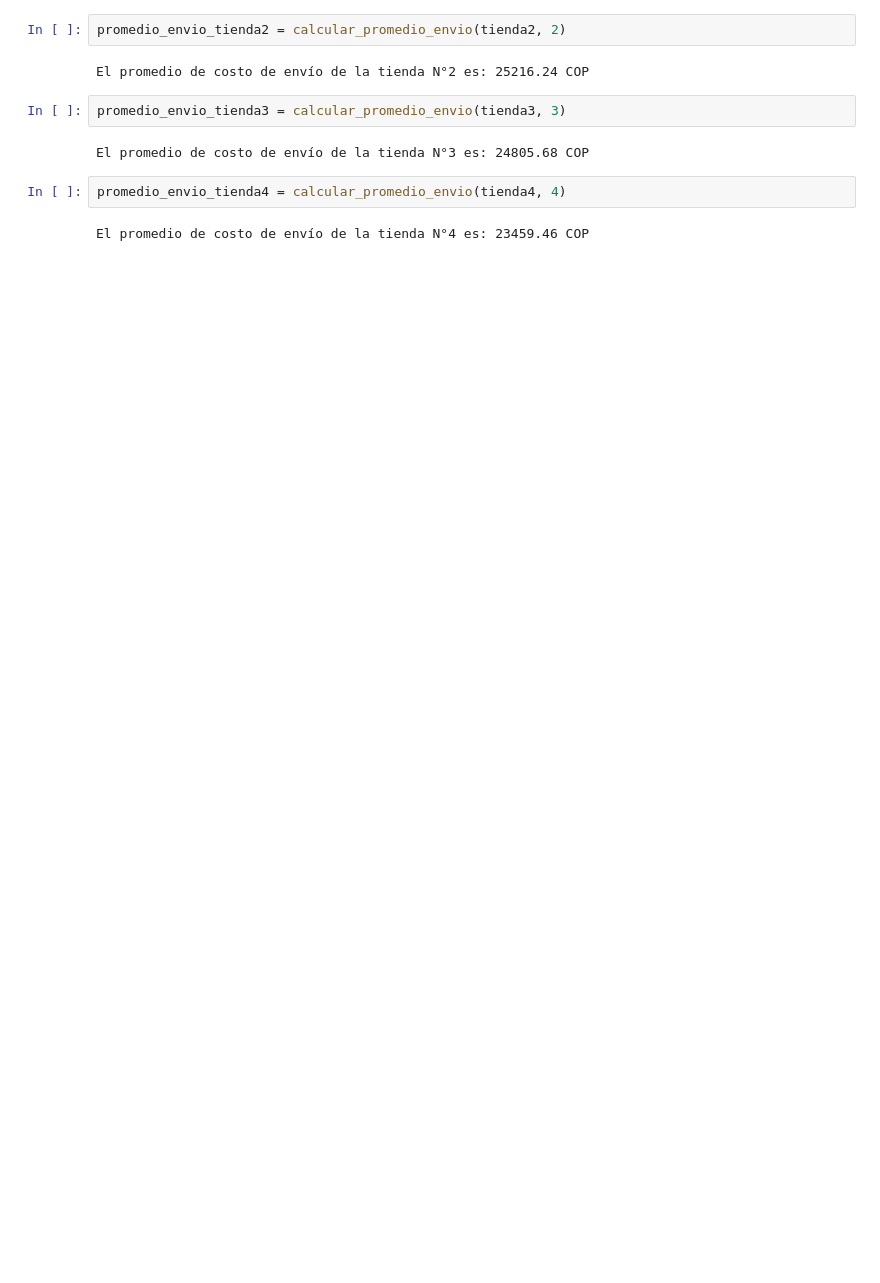
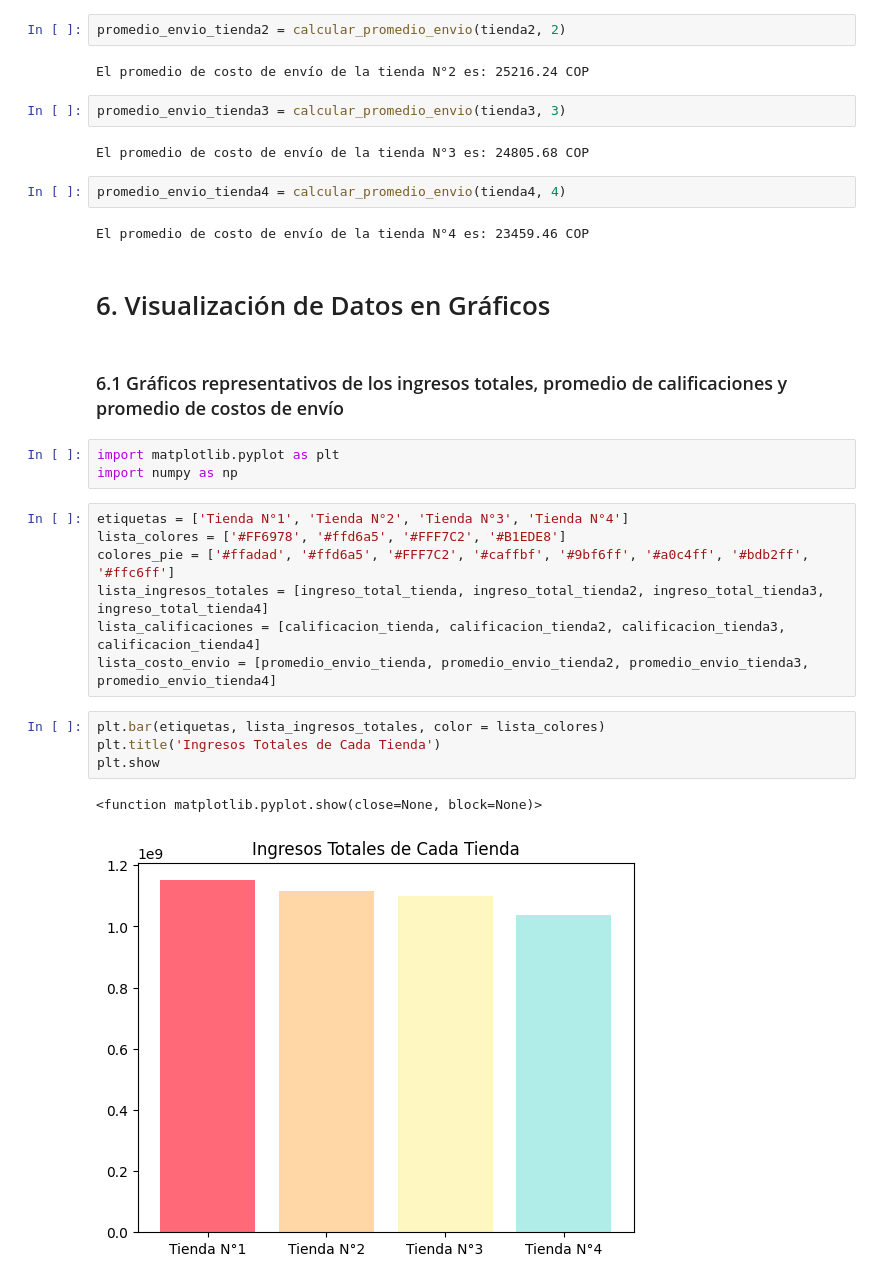
Before and after one commit to yeraldine-arw/challenge-alura-store, a Jupyter notebook: AluraStoreLatam.ipynb, the cells around one changed output. Saved outputs shown, nothing was run; the diff lists cells and outputs as text; blank space fills up the shorter version.

Commit message:
Visualización de datos en gráficos

```diff
--- a/AluraStoreLatam.ipynb
+++ b/AluraStoreLatam.ipynb
@@ -228,3 +228,24 @@ El promedio de costo de envío de la tienda N°3 es: 24805.68 COP
 promedio_envio_tienda4 = calcular_promedio_envio(tienda4, 4)
 # %% [output]
 El promedio de costo de envío de la tienda N°4 es: 23459.46 COP
+# %% [markdown]
+# 6. Visualización de Datos en Gráficos
+# %% [markdown]
+### 6.1 Gráficos representativos de los ingresos totales, promedio de calificaciones y promedio de costos de envío
+# %%
+import matplotlib.pyplot as plt
+import numpy as np
+# %%
+etiquetas = ['Tienda N°1', 'Tienda N°2', 'Tienda N°3', 'Tienda N°4']
+lista_colores = ['#FF6978', '#ffd6a5', '#FFF7C2', '#B1EDE8']
+colores_pie = ['#ffadad', '#ffd6a5', '#FFF7C2', '#caffbf', '#9bf6ff', '#a0c4ff', '#bdb2ff', '#ffc6ff']
+lista_ingresos_totales = [ingreso_total_tienda, ingreso_total_tienda2, ingreso_total_tienda3, ingreso_total_tienda4]
+lista_calificaciones = [calificacion_tienda, calificacion_tienda2, calificacion_tienda3, calificacion_tienda4]
+lista_costo_envio = [promedio_envio_tienda, promedio_envio_tienda2, promedio_envio_tienda3, promedio_envio_tienda4]
+# %%
+plt.bar(etiquetas, lista_ingresos_totales, color = lista_colores)
+plt.title('Ingresos Totales de Cada Tienda')
+plt.show
+# %% [output]
+<function matplotlib.pyplot.show(close=None, block=None)>
+[figure, added]
```
Also changed, not shown: parts of 13 cells of this notebook.
